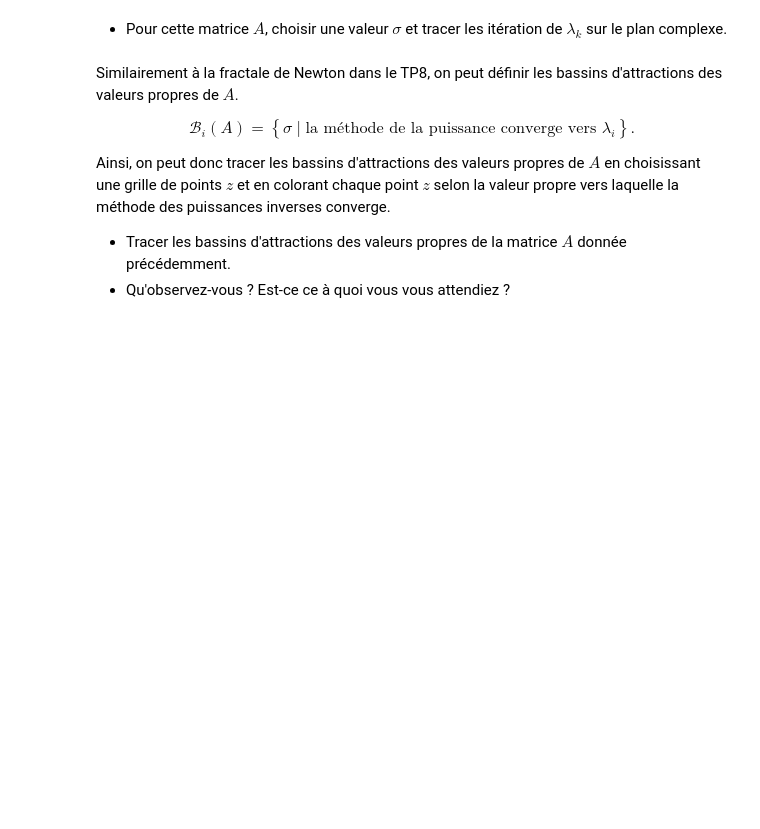
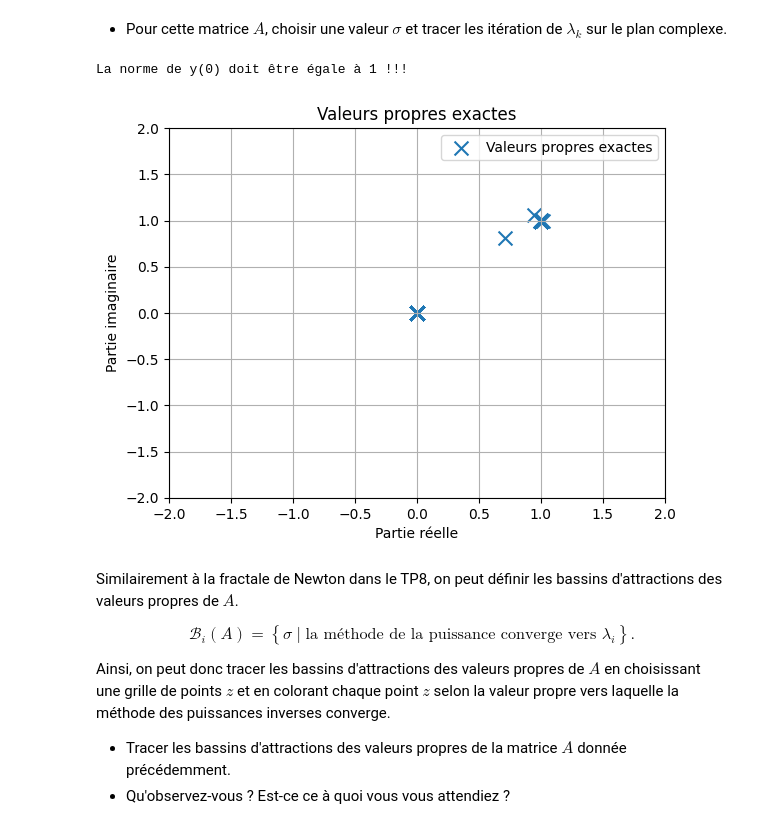
Before and after one commit to Arkanthara/numerical_analysis, a Jupyter notebook: tp10_anum.ipynb, the cells around one changed output. Saved outputs shown, nothing was run; the diff lists cells and outputs as text; code cells hidden in the pictures; blank space fills up the shorter version.

```diff
--- a/tp10_anum.ipynb
+++ b/tp10_anum.ipynb
@@ -275,3 +273,19 @@ plt.show()
+# %%
+# VOTRE CODE ICI
+l, v = methode_puissance_inverse(A, np.random.randn(len(A)), 0.8 + 0.8j)
+plt.figure()
+plt.scatter(np.real(np.diag(l)), np.imag(np.diag(l)), marker='x', s=100, label='Valeurs propres exactes')
+plt.grid()
+plt.xlim([-2, 2])
+plt.ylim([-2, 2])
+plt.xlabel("Partie réelle")
+plt.ylabel("Partie imaginaire")
+plt.title("Valeurs propres exactes")
+plt.legend()
+plt.show()
+# %% [output]
+La norme de y(0) doit être égale à 1 !!!
+[figure, added]
 # %% [markdown]
 Similairement à la fractale de Newton dans le TP8, on peut définir les bassins d'attractions des valeurs propres de $A$.
 
```
Also changed, not shown: parts of 5 cells of this notebook.
